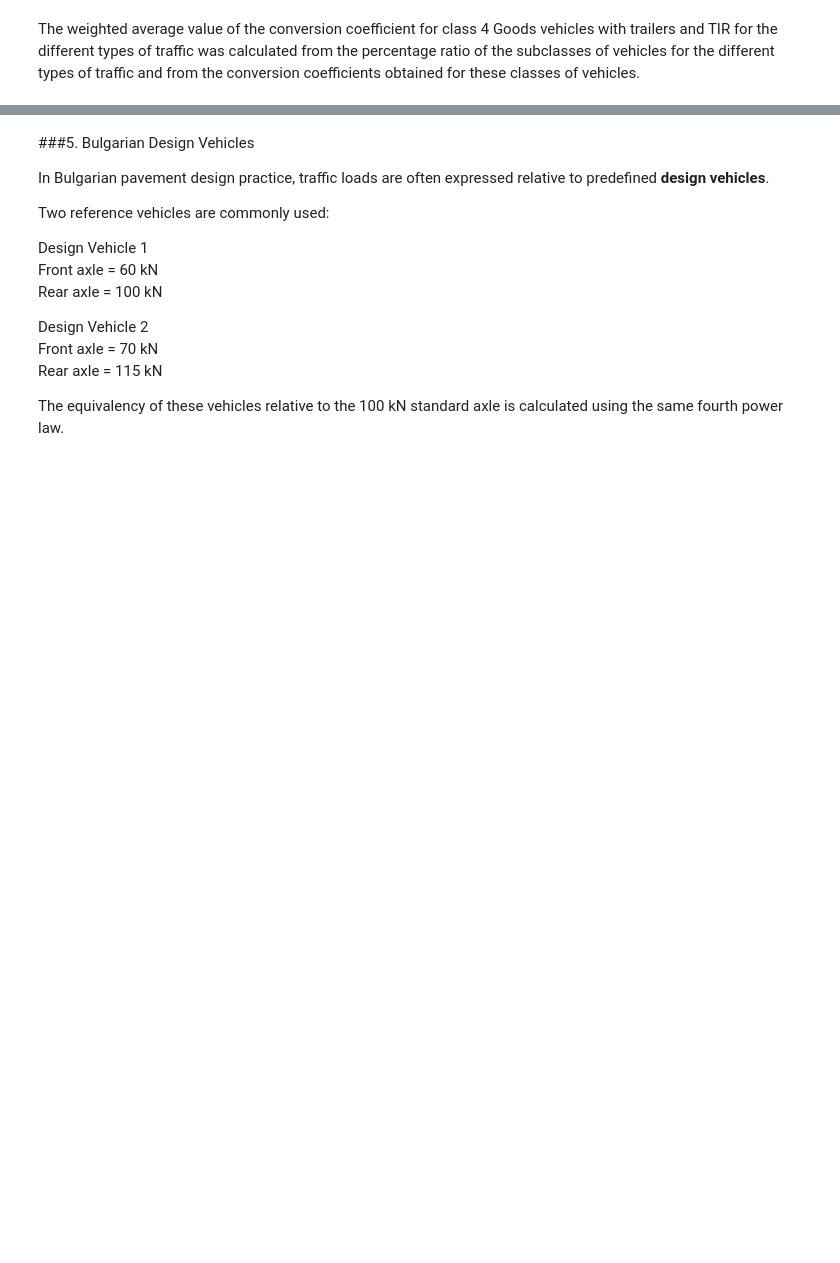
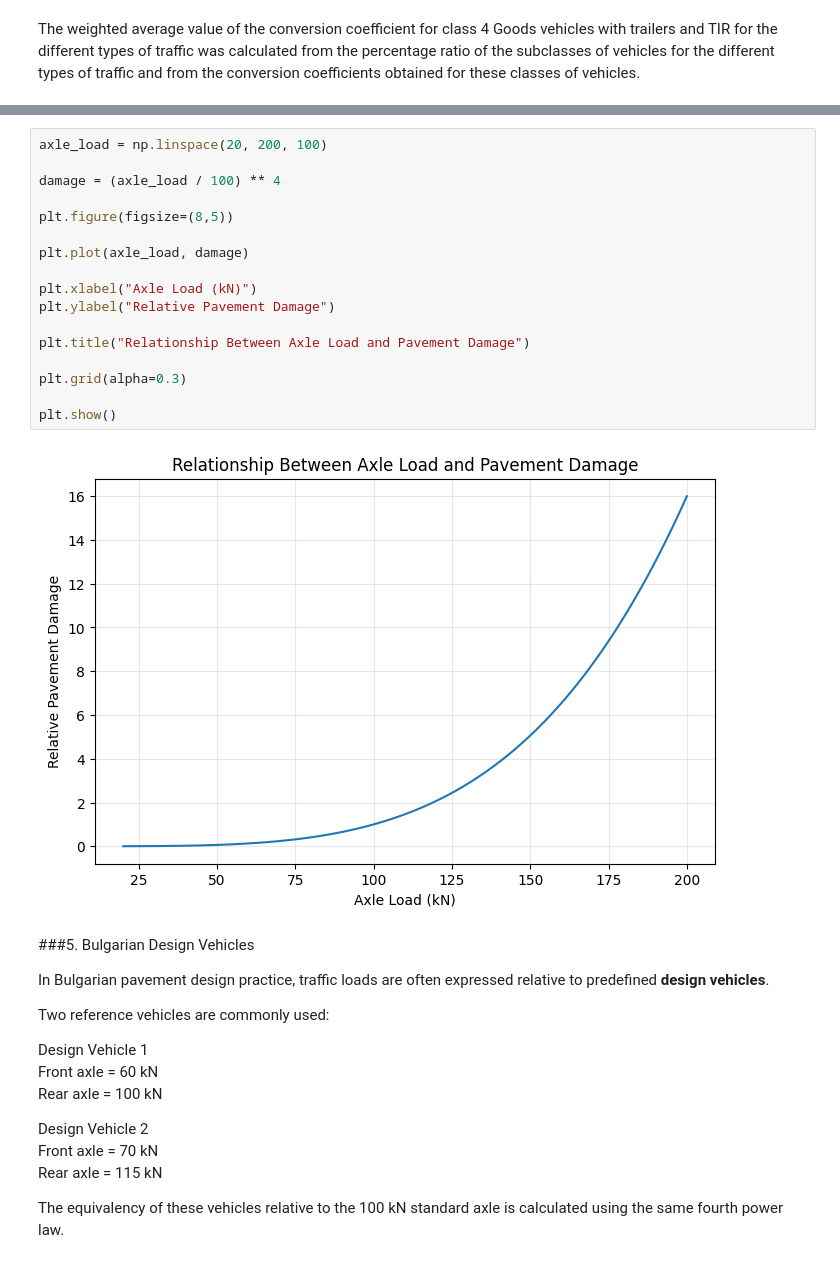
Before and after one commit to borisyotsov/traffic-load-equivalency-model, a Jupyter notebook: notebooks/Final_Project.ipynb, the cells around one changed output, grey strips where cells are left out. Drawn from its saved outputs; the diff is of its cells as text; blank space fills up the shorter version.

Commit message:
Pavement Damage vs Axle Load (Log Scale) and Relationship Between Axle Load and Pavement Damage

```diff
--- a/notebooks/Final_Project.ipynb
+++ b/notebooks/Final_Project.ipynb
@@ -191,3 +197,22 @@ The weighted average value of the conversion coefficient for class 4 Goods vehic
+# %%
+axle_load = np.linspace(20, 200, 100)
+
+damage = (axle_load / 100) ** 4
+
+plt.figure(figsize=(8,5))
+
+plt.plot(axle_load, damage)
+
+plt.xlabel("Axle Load (kN)")
+plt.ylabel("Relative Pavement Damage")
+
+plt.title("Relationship Between Axle Load and Pavement Damage")
+
+plt.grid(alpha=0.3)
+
+plt.show()
+# %% [output]
+[figure, added]
 # %% [markdown]
 ###5. Bulgarian Design Vehicles
 
```
Also changed, not shown: parts of 9 cells of this notebook.
